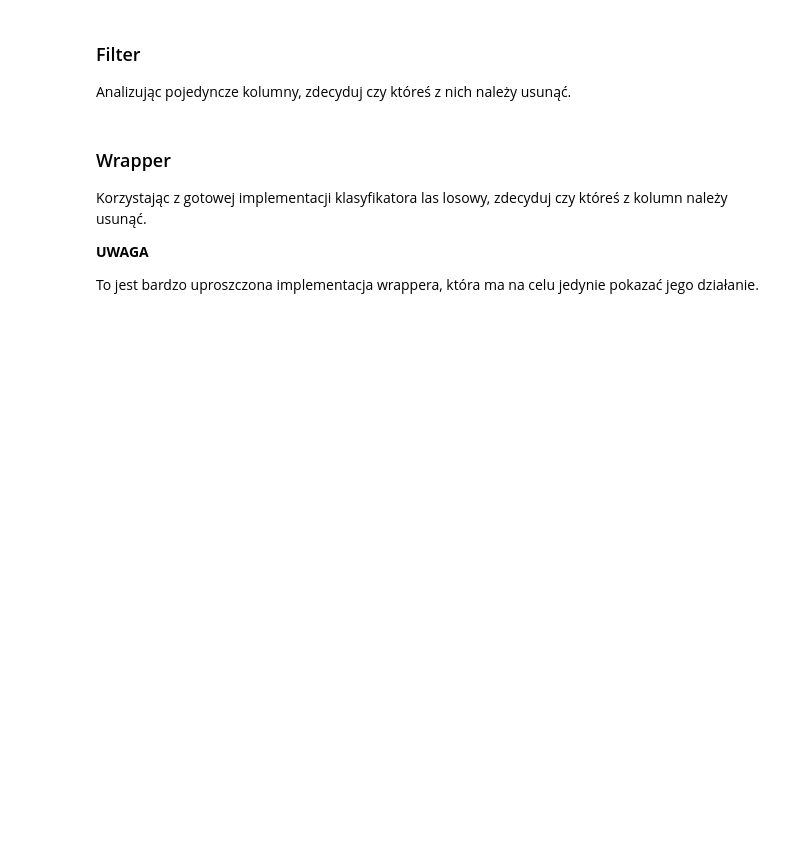
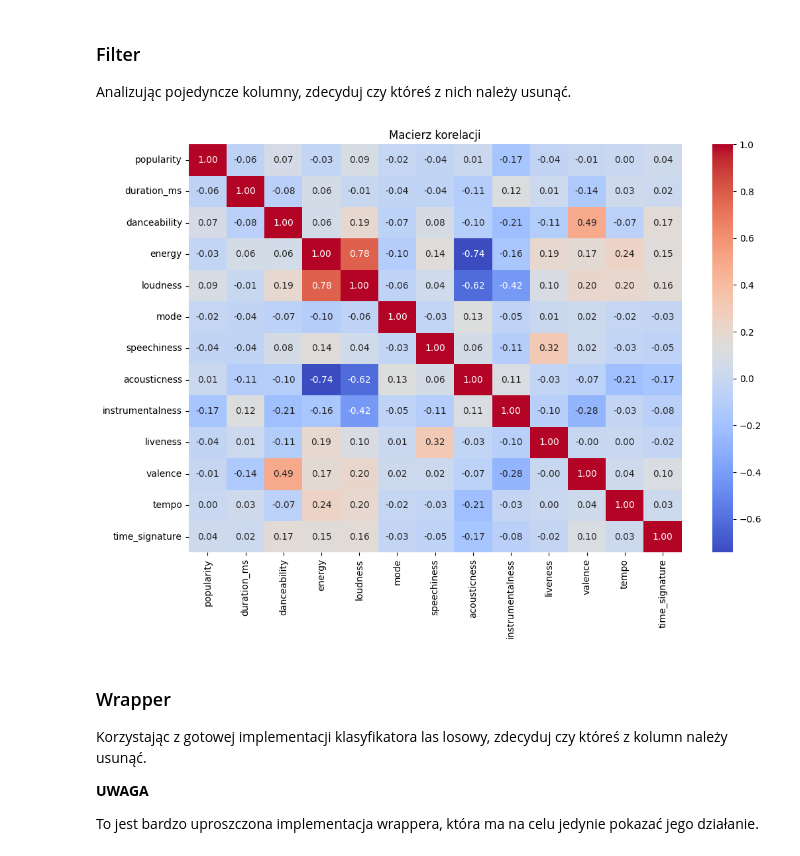
Before and after one commit to Zajecia-na-PWr-LR/lista-2-tomek2005, a Jupyter notebook: UczenieMaszynowe_25_26_Lista2.ipynb, the cells around one changed output. Cells and saved outputs as stored; diff of their text form; code cells hidden in the pictures; blank space fills up the shorter version.

```diff
--- a/UczenieMaszynowe_25_26_Lista2.ipynb
+++ b/UczenieMaszynowe_25_26_Lista2.ipynb
@@ -487,3 +477,16 @@ Analizując pojedyncze kolumny, zdecyduj czy któreś z nich należy usunąć.
+# %%
+# MIEJSCE NA TWÓJ KOD
+cols_to_drop_basics = ["Unnamed: 0", "track_id", "id", "key"]
+spotify_filtered = spotify.drop(columns=cols_to_drop_basics, errors="ignore")
+
+
+plt.figure(figsize=(12, 8))
+corr_matrix = spotify_filtered.select_dtypes(include=['number']).corr()
+sns.heatmap(corr_matrix, annot=True, cmap='coolwarm', fmt=".2f")
+plt.title("Macierz korelacji")
+plt.show()
+# %% [output]
+[figure, added]
 # %% [markdown]
 ### Wrapper
 Korzystając z gotowej implementacji klasyfikatora las losowy, zdecyduj czy któreś z kolumn należy usunąć.
```
Also changed, not shown: parts of 8 cells of this notebook.
